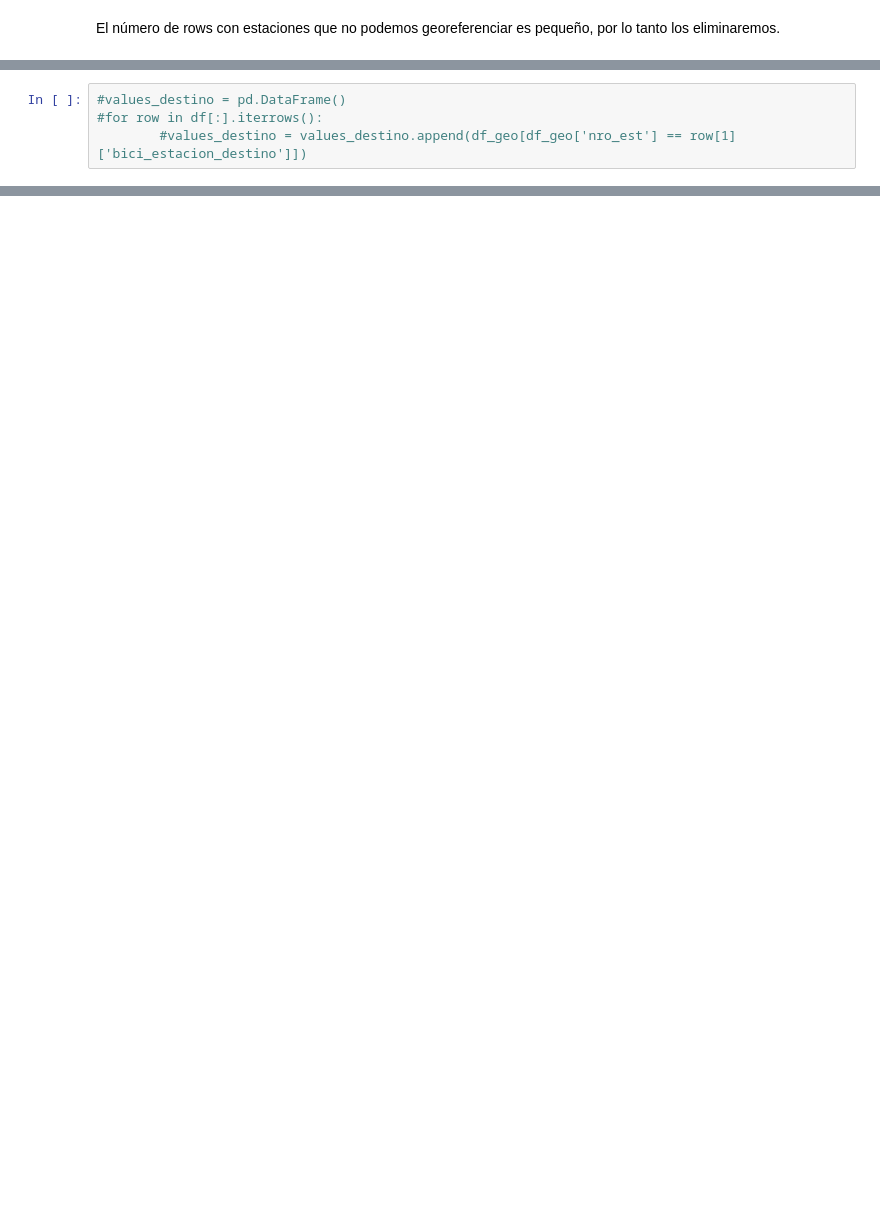
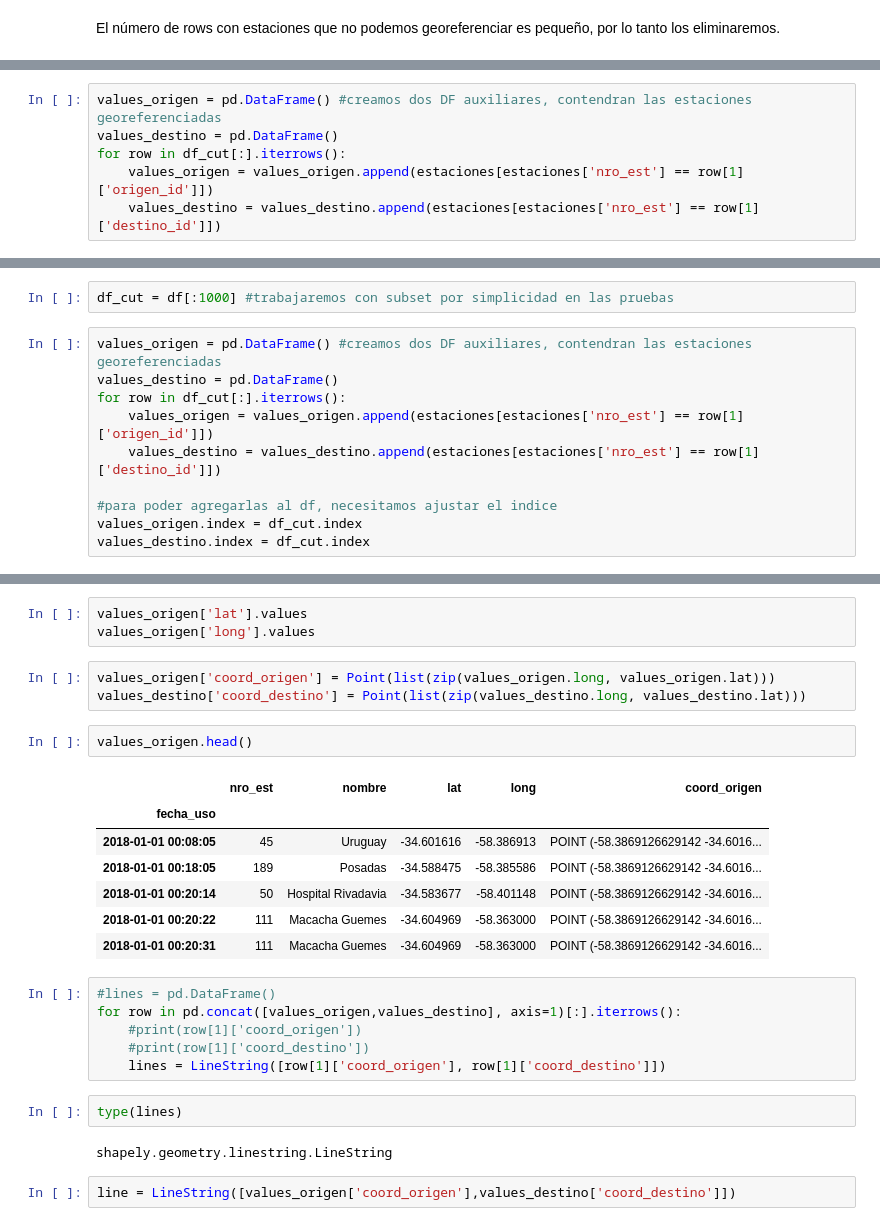
Before and after one commit to pydarg/CABA_MyT_BicicletasPublicas, a Jupyter notebook: notebooks/02-GPS-expetimental.ipynb, the cells around one changed output, grey strips where cells are left out. Drawn from its saved outputs; the diff is of its cells as text; blank space fills up the shorter version.

```diff
--- a/notebooks/02-GPS-expetimental.ipynb
+++ b/notebooks/02-GPS-expetimental.ipynb
@@ -63,4 +112,6 @@ El número de rows con estaciones que no podemos georeferenciar es pequeño, por
 # %%
-#values_destino = pd.DataFrame()
-#for row in df[:].iterrows():
-        #values_destino = values_destino.append(df_geo[df_geo['nro_est'] == row[1]['bici_estacion_destino']])
+values_origen = pd.DataFrame() #creamos dos DF auxiliares, contendran las estaciones georeferenciadas
+values_destino = pd.DataFrame()
+for row in df_cut[:].iterrows():
+    values_origen = values_origen.append(estaciones[estaciones['nro_est'] == row[1]['origen_id']])
+    values_destino = values_destino.append(estaciones[estaciones['nro_est'] == row[1]['destino_id']])
@@ -75,0 +180,12 @@ El número de rows con estaciones que no podemos georeferenciar es pequeño, por
+# %%
+df_cut = df[:1000] #trabajaremos con subset por simplicidad en las pruebas
+# %%
+values_origen = pd.DataFrame() #creamos dos DF auxiliares, contendran las estaciones georeferenciadas
+values_destino = pd.DataFrame()
+for row in df_cut[:].iterrows():
+    values_origen = values_origen.append(estaciones[estaciones['nro_est'] == row[1]['origen_id']])
+    values_destino = values_destino.append(estaciones[estaciones['nro_est'] == row[1]['destino_id']])
+
+#para poder agregarlas al df, necesitamos ajustar el indice
+values_origen.index = df_cut.index
+values_destino.index = df_cut.index
@@ -75,0 +202,28 @@ El número de rows con estaciones que no podemos georeferenciar es pequeño, por
+# %%
+values_origen['lat'].values
+values_origen['long'].values
+# %%
+values_origen['coord_origen'] = Point(list(zip(values_origen.long, values_origen.lat)))
+values_destino['coord_destino'] = Point(list(zip(values_destino.long, values_destino.lat)))
+# %%
+values_origen.head()
+# %% [output]
+|  | nro_est | nombre | lat | long | coord_origen |
+| fecha_uso |  |  |  |  |  |
+| 2018-01-01 00:08:05 | 45 | Uruguay | -34.601616 | -58.386913 | POINT (-58.3869126629142 -34.6016... |
+| 2018-01-01 00:18:05 | 189 | Posadas | -34.588475 | -58.385586 | POINT (-58.3869126629142 -34.6016... |
+| 2018-01-01 00:20:14 | 50 | Hospital Rivadavia | -34.583677 | -58.401148 | POINT (-58.3869126629142 -34.6016... |
+| 2018-01-01 00:20:22 | 111 | Macacha Guemes | -34.604969 | -58.363000 | POINT (-58.3869126629142 -34.6016... |
+| 2018-01-01 00:20:31 | 111 | Macacha Guemes | -34.604969 | -58.363000 | POINT (-58.3869126629142 -34.6016... |
+# %%
+#lines = pd.DataFrame()
+for row in pd.concat([values_origen,values_destino], axis=1)[:].iterrows():
+    #print(row[1]['coord_origen'])
+    #print(row[1]['coord_destino'])
+    lines = LineString([row[1]['coord_origen'], row[1]['coord_destino']])
+# %%
+type(lines)
+# %% [output]
+shapely.geometry.linestring.LineString
+# %%
+line = LineString([values_origen['coord_origen'],values_destino['coord_destino']])
```
Also changed, not shown: parts of 54 cells of this notebook.
